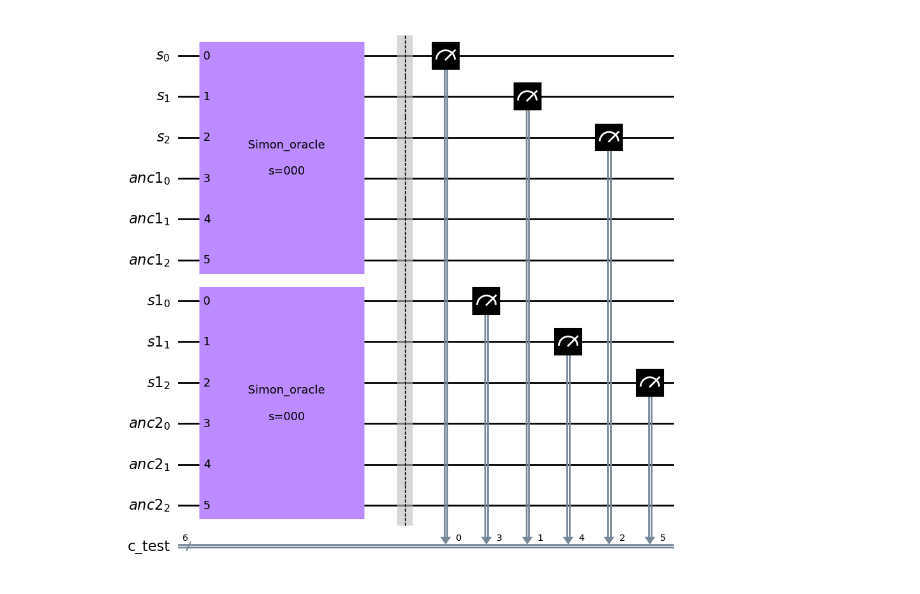
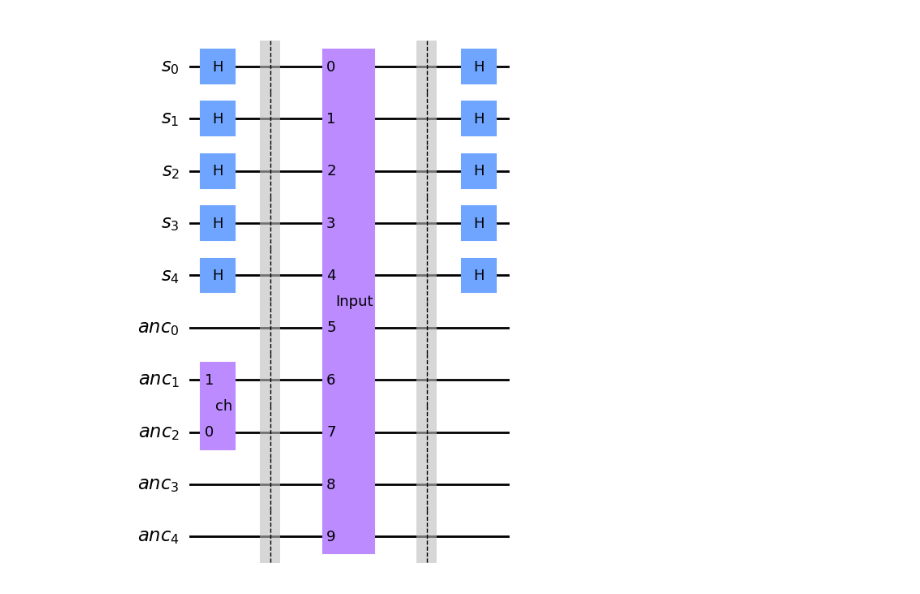
Before and after one commit to sinugarc/TFM, a Jupyter notebook: SimonMR.ipynb, the cells around one changed output. Drawn from its saved outputs; the diff is of its cells as text; code cells hidden in the pictures.

```diff
--- a/SimonMR.ipynb
+++ b/SimonMR.ipynb
@@ -114,10 +100,0 @@ simulator = QasmSimulator()
-# %%
-original_algorithm = Simon_Alg_MT
-num_qubits = 3
-num_mutants = 10
-num_inputs = 10
-
-originalQC = original_algorithm(num_qubits)
-mutants = mutant_generator(originalQC, num_mutants)
-input_list = input_generator(num_qubits,num_inputs)
-input_pairs = [[input_list[i],input_list[random.randint(0,len(input_list)-1)]]for i in range(len(input_list))]
@@ -123,0 +180,5 @@ input_pairs = [[input_list[i],input_list[random.randint(0,len(input_list)-1)]]fo
+# %%
+num_qubits = 5
+num_mutants = 10
+rep = 1024
+notkilled=mutation_MT_Simon(False, num_qubits, num_mutants, rep)
@@ -124,5 +192,4 @@ input_pairs = [[input_list[i],input_list[random.randint(0,len(input_list)-1)]]fo
 # %%
-b=Simon_MT2(mutants[0],input_pairs[0])
-b.draw(output='mpl')
+notkilled[0].draw(output='mpl')
 # %% [output]
-[figure, old version]
+[figure, new version]
```
Also changed, not shown: parts of 17 cells of this notebook.
